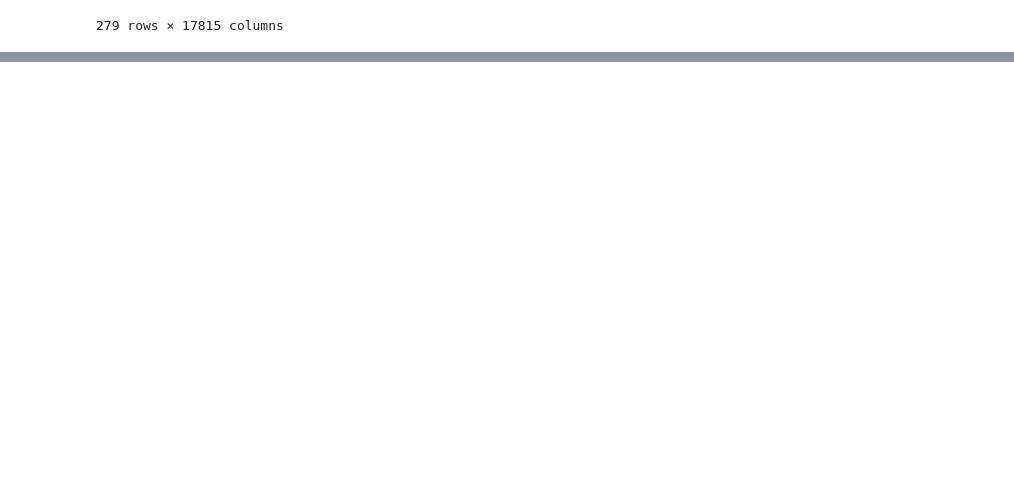
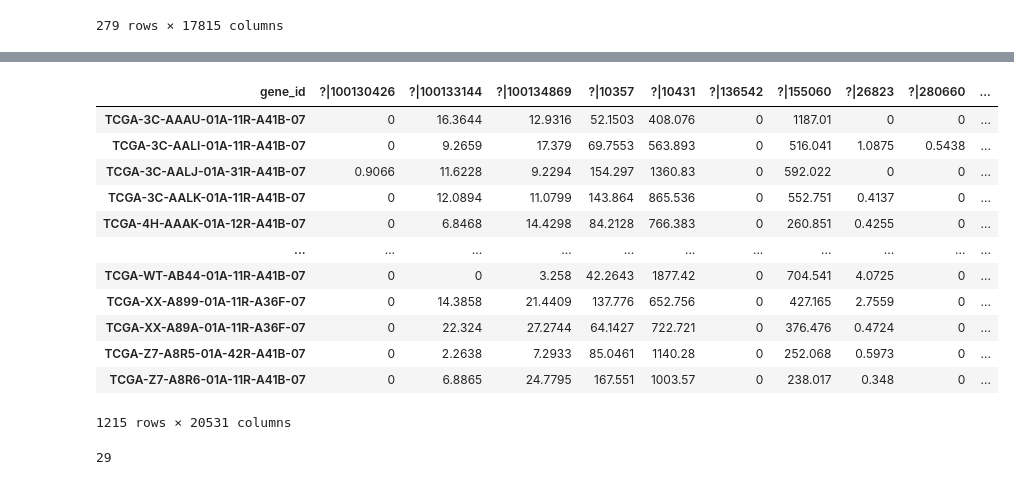
Before and after one commit to colombelli/bioinformatics-ml, a Jupyter notebook: Data Processing/TCGA-Assembler processing.ipynb, the cells around one changed output, grey strips where cells are left out. Drawn from its saved outputs; the diff is of its cells as text; code cells hidden in the pictures; blank space fills up the shorter version.

```diff
--- a/Data Processing/TCGA-Assembler processing.ipynb
+++ b/Data Processing/TCGA-Assembler processing.ipynb
@@ -95,3 +95,11 @@ pd.read_csv(save_path + file_name, index_col=0)
 | TCGA-E2-A1AZ-01A-11R-A12P-07 | -0.23400 | -0.369563 | 1.0930 | 1.062333 | -2.298500 | 0.56675 | 0.4265 | -0.44475 | -0.232833 | -0.5780 | ... | ... |
 | TCGA-E2-A1B5-01A-21R-A12P-07 | -1.17275 | -0.012250 | 0.1125 | -0.094833 | -1.048500 | 1.27700 | 1.3010 | -0.08500 | 0.634500 | 0.2505 | ... | ... |
 279 rows × 17815 columns
+# %%
+# RNA SEQ
+
+data = pd.read_csv(path+rna_file, sep="\t")
+data = data.T
+data.columns = data.iloc[0]
+data = data.drop(data.index[0])
+data
@@ -97,0 +120,16 @@ pd.read_csv(save_path + file_name, index_col=0)
+# %%
+data.dropna()
+# %% [output]
+| gene_id | ?|100130426 | ?|100133144 | ?|100134869 | ?|10357 | ?|10431 | ?|136542 | ?|155060 | ?|26823 | ?|280660 | ... |
+| TCGA-3C-AAAU-01A-11R-A41B-07 | 0 | 16.3644 | 12.9316 | 52.1503 | 408.076 | 0 | 1187.01 | 0 | 0 | ... |
+| TCGA-3C-AALI-01A-11R-A41B-07 | 0 | 9.2659 | 17.379 | 69.7553 | 563.893 | 0 | 516.041 | 1.0875 | 0.5438 | ... |
+| TCGA-3C-AALJ-01A-31R-A41B-07 | 0.9066 | 11.6228 | 9.2294 | 154.297 | 1360.83 | 0 | 592.022 | 0 | 0 | ... |
+| TCGA-3C-AALK-01A-11R-A41B-07 | 0 | 12.0894 | 11.0799 | 143.864 | 865.536 | 0 | 552.751 | 0.4137 | 0 | ... |
+| TCGA-4H-AAAK-01A-12R-A41B-07 | 0 | 6.8468 | 14.4298 | 84.2128 | 766.383 | 0 | 260.851 | 0.4255 | 0 | ... |
+| ... | ... | ... | ... | ... | ... | ... | ... | ... | ... | ... |
+| TCGA-WT-AB44-01A-11R-A41B-07 | 0 | 0 | 3.258 | 42.2643 | 1877.42 | 0 | 704.541 | 4.0725 | 0 | ... |
+| TCGA-XX-A899-01A-11R-A36F-07 | 0 | 14.3858 | 21.4409 | 137.776 | 652.756 | 0 | 427.165 | 2.7559 | 0 | ... |
+| TCGA-XX-A89A-01A-11R-A36F-07 | 0 | 22.324 | 27.2744 | 64.1427 | 722.721 | 0 | 376.476 | 0.4724 | 0 | ... |
+| TCGA-Z7-A8R5-01A-42R-A41B-07 | 0 | 2.2638 | 7.2933 | 85.0461 | 1140.28 | 0 | 252.068 | 0.5973 | 0 | ... |
+| TCGA-Z7-A8R6-01A-11R-A41B-07 | 0 | 6.8865 | 24.7795 | 167.551 | 1003.57 | 0 | 238.017 | 0.348 | 0 | ... |
+1215 rows × 20531 columns
@@ -97,0 +147,4 @@ pd.read_csv(save_path + file_name, index_col=0)
+# %%
+count_no_gene_sym
+# %% [output]
+29
```
Also changed, not shown: parts of 10 cells of this notebook, 3 other files.
